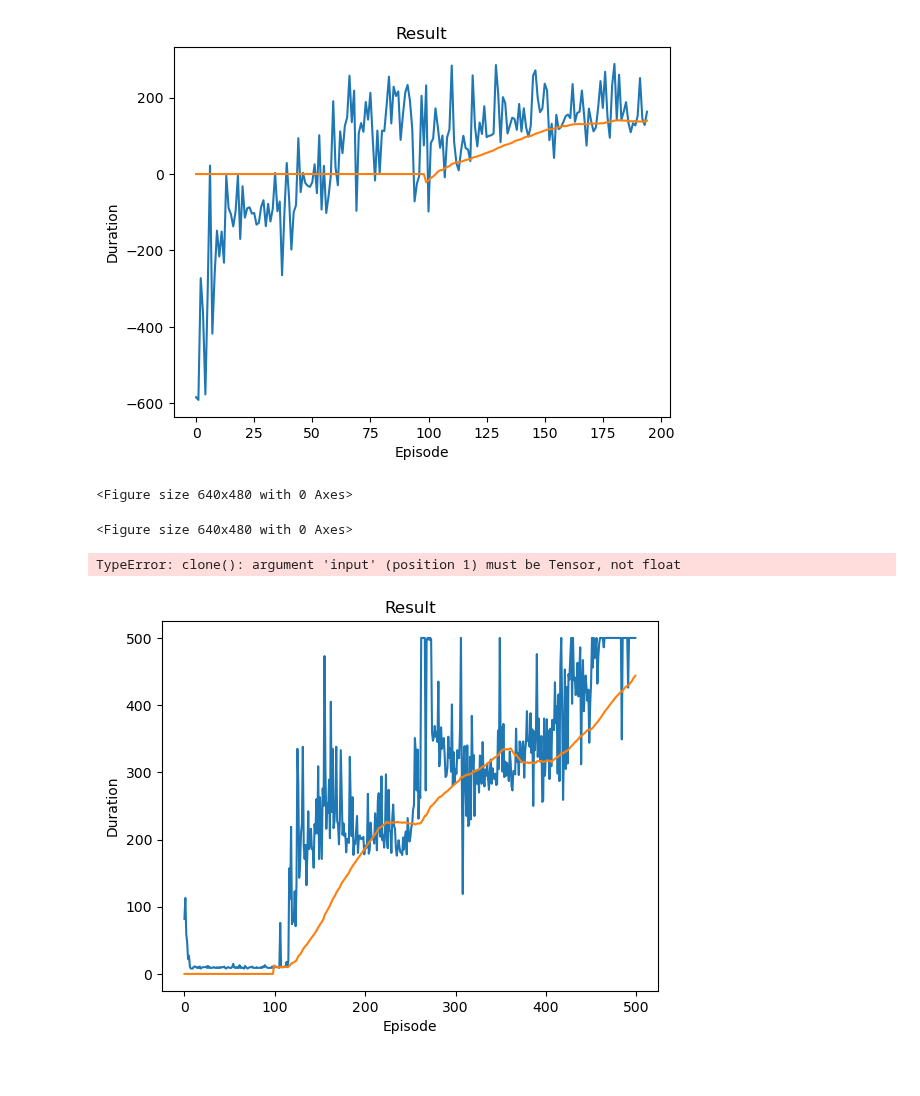
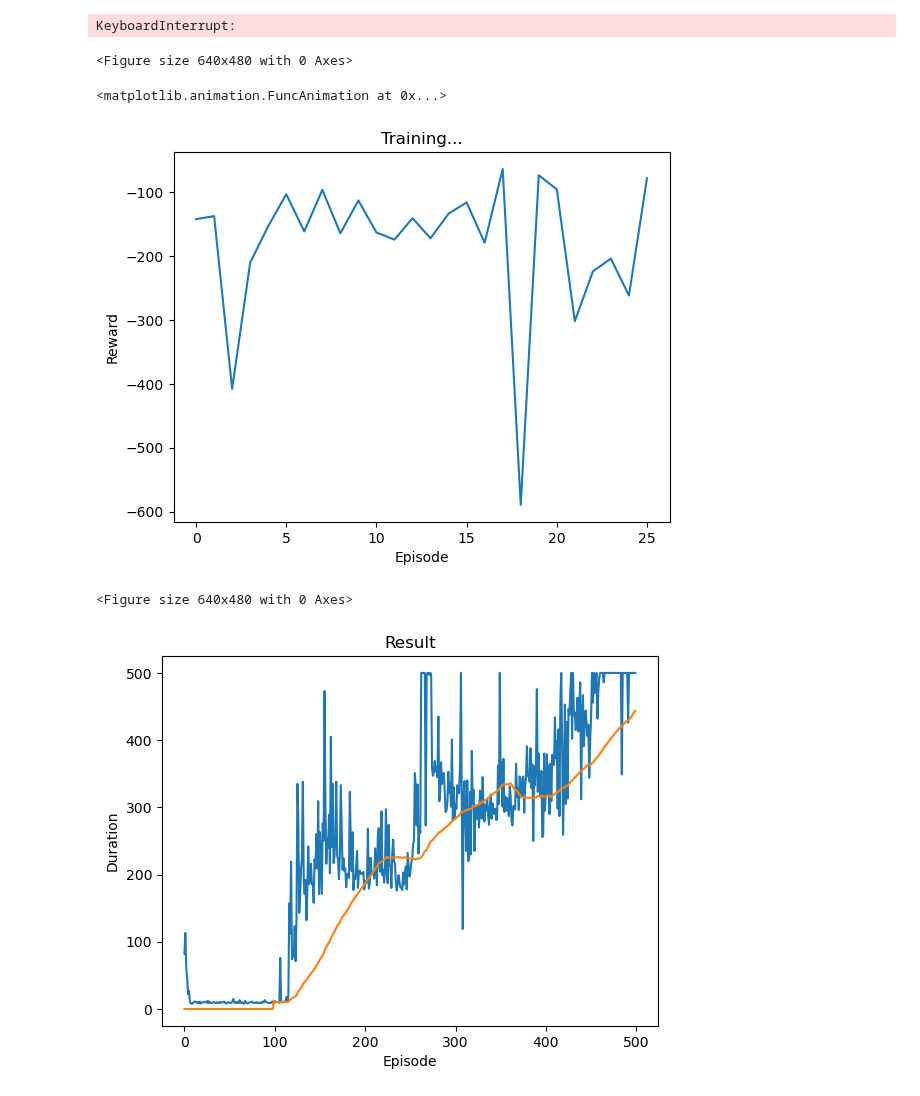
Before and after one commit to bcozmen/deeppy, a Jupyter notebook: example.ipynb, the cells around one changed output. Saved outputs shown, nothing was run; the diff lists cells and outputs as text; code cells hidden in the pictures.

```diff
--- a/example.ipynb
+++ b/example.ipynb
@@ -117,8 +120,7 @@ lf.plot(lf.rewards,show_result= True)
 <Figure size 640x480 with 0 Axes>
 <Figure size 640x480 with 0 Axes>
 # %%
-train_sac(episodes=50)
+train_sac(episodes=100)
 # %% [output]
-[figure, removed]
-<Figure size 640x480 with 0 Axes>
+KeyboardInterrupt:
 <Figure size 640x480 with 0 Axes>
@@ -124,0 +129,7 @@ train_sac(episodes=50)
+# %%
+from IPython import display
+
+plt.ion()
+display.display(anim)
+# %% [output]
+<matplotlib.animation.FuncAnimation at 0x...>
@@ -137,9 +156,10 @@ data = EnvData(env, 10000, device= device)
 lf = LearningFrame(model, data, batch_size = 128, start_size = 128)
 durations = []
 # %%
-train(episodes=10)
+train(episodes=100)
 # %% [output]
+[figure, added]
-TypeError: clone(): argument 'input' (position 1) must be Tensor, not float
+<Figure size 640x480 with 0 Axes>
 # %%
 dqn_params = {
     "network_params": qnet_params,
```
Also changed, not shown: parts of 7 cells of this notebook, 2 other files.
